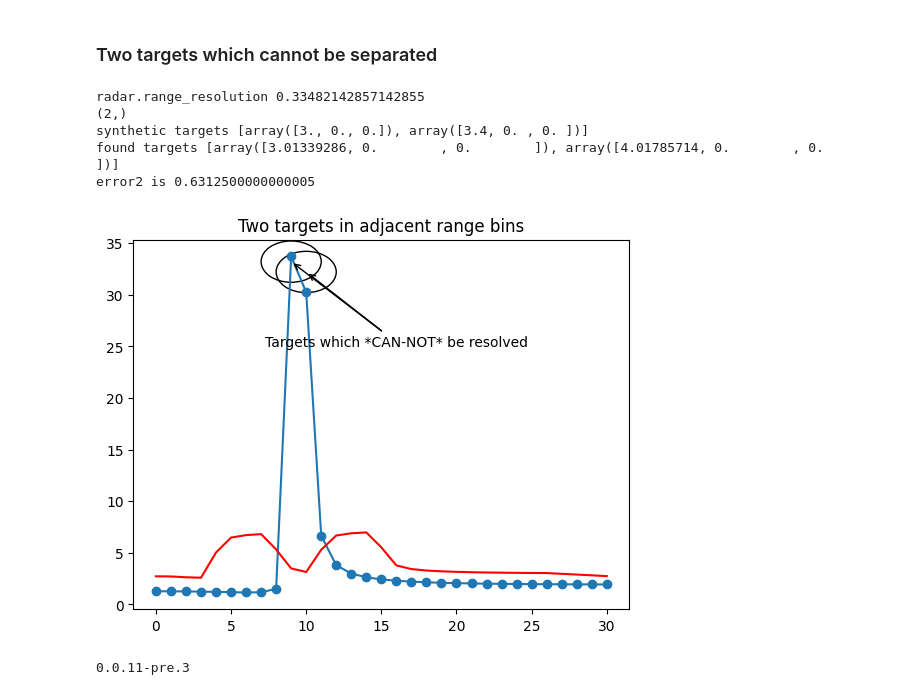
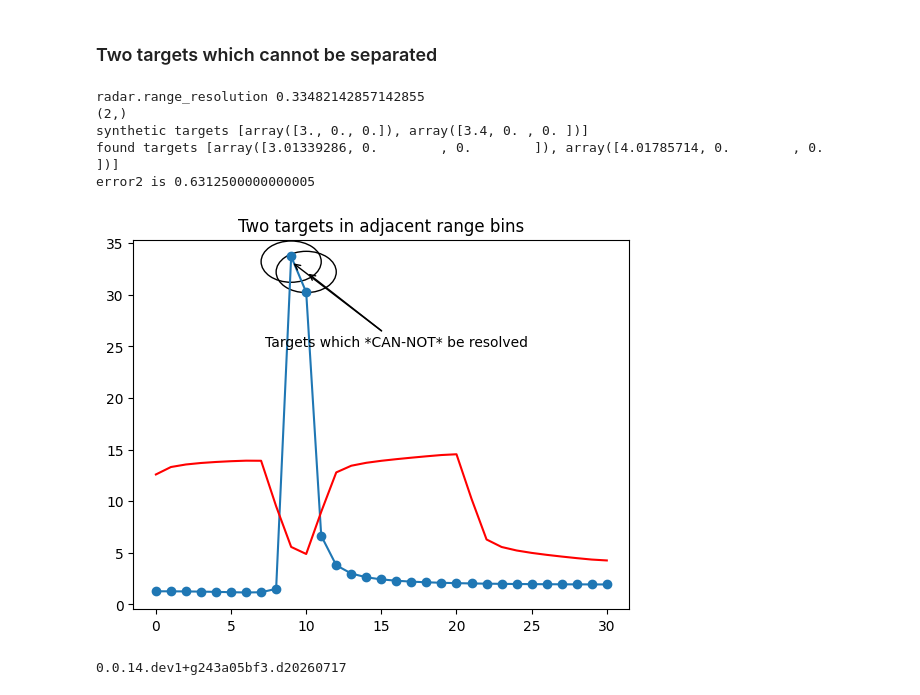
Before and after one commit to matt-chv/mmWrt, a Jupyter notebook: docs/Resolution.ipynb, the cells around one changed output. Drawn from its saved outputs; the diff is of its cells as text; code cells hidden in the pictures.

```diff
--- a/docs/Resolution.ipynb
+++ b/docs/Resolution.ipynb
@@ -79,9 +79,9 @@ bb = rt_points([radar], scatterers,
                radar, debug=debug_ON)
 
 Distances, range_profile = rsp.range_fft(bb["adc_cube"][0, 0, 0, :], bb)
-ca_cfar = rsp.cfar_ca_1d(range_profile)
-
 mag_r = abs(range_profile)
+ca_cfar = rsp.cfar_ca(mag_r, train_cell_count=10,
+                      guard_cell_count=1, pfa=1e-1)
 mag_c = abs(ca_cfar)
 # little hack to remove small FFT ripples : mag_r> 5
 target_filter = ((mag_r > mag_c) & (mag_r > 5))
@@ -142,9 +142,9 @@ bb2 = rt_points([radar], scatterers2,
                radar, debug=debug_ON)
 
 Distances, range_profile = rsp.range_fft(bb2["adc_cube"][0, 0, 0, :], bb)
-ca_cfar = rsp.cfar_ca_1d(range_profile)
-
 mag_r = abs(range_profile)
+ca_cfar = rsp.cfar_ca(mag_r, train_cell_count=10,
+                      guard_cell_count=1, pfa=1e-1)
 mag_c = abs(ca_cfar)
 # little hack to remove small FFT ripples : mag_r> 5
 # target_filter = ((mag_r > mag_c) & (mag_r > 5))
@@ -175,37 +175,37 @@ plt.title("Two targets in adjacent range bins")
 
 # Add illustration of spectral leakage
 circle1_xy = (index_peak[0], mag_r[index_peak[0]]-0.5)
 circle_1 = plt.Circle( circle1_xy, 2, fill=False)
 circle2_xy = (index_peak[0]+1, mag_r[index_peak[0]]-1.5)
 circle_2 = plt.Circle( circle2_xy, 2, fill=False)
 
 axes.add_artist(circle_1)
 axes.add_artist(circle_2)
 plt.annotate("Targets which *CAN-NOT* be resolved", xy=circle1_xy,
              xytext=(16,0.8*NA//2),
              horizontalalignment="center",
              # Custom arrow
              arrowprops=dict(arrowstyle='->',lw=1)
              )
 
 plt.annotate("                                   ", xy=circle2_xy,
              xytext=(16,0.8*NA//2),
              horizontalalignment="center",
              # Custom arrow
              arrowprops=dict(arrowstyle='->',lw=1)
              )
 
 plt.show()
 # %% [output]
 radar.range_resolution 0.33482142857142855
 (2,)
 synthetic targets [array([3., 0., 0.]), array([3.4, 0. , 0. ])]
 found targets [array([3.01339286, 0.        , 0.        ]), array([4.01785714, 0.        , 0.        ])]
 error2 is 0.6312500000000005
-[figure, old version]
+[figure, new version]
 # %%
 print(mmWrt_ver)
-assert error==0.031249999999999112
-assert error2 == 0.6312499999999992
+assert error==0.031250000000000444
+assert error2 == 0.6312500000000005
 # %% [output]
-0.0.11-pre.3
+0.0.14.dev1+g243a05bf3.d20260717
```
Also changed, not shown: parts of 3 cells of this notebook, 19 other files.
